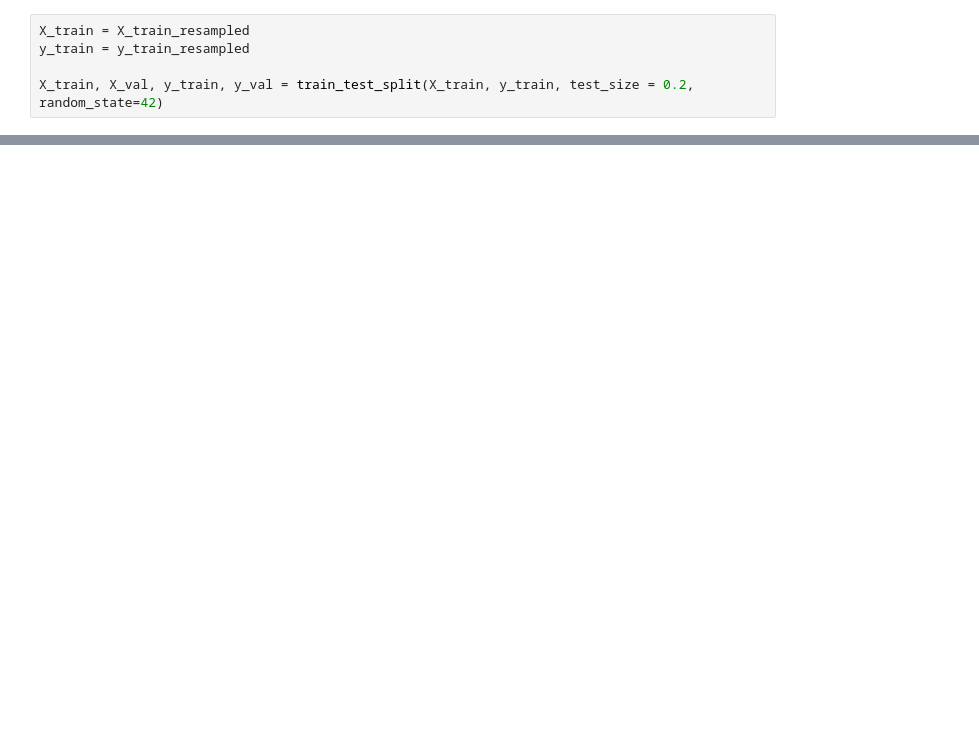
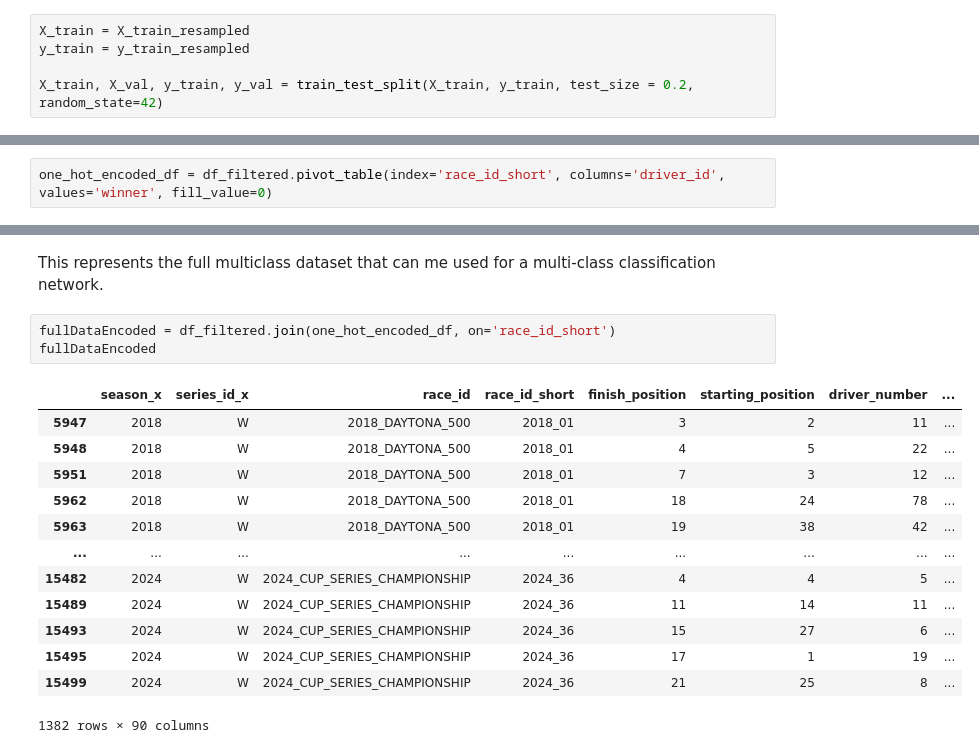
Before and after one commit to ermunroe/DS480Project, a Jupyter notebook: networkNotebook.ipynb, the cells around one changed output, grey strips where cells are left out. Cells and saved outputs as stored; diff of their text form; blank space fills up the shorter version.

```diff
--- a/networkNotebook.ipynb
+++ b/networkNotebook.ipynb
@@ -219,0 +226,2 @@ Name: winner, dtype: int64
+# %%
+one_hot_encoded_df = df_filtered.pivot_table(index='race_id_short', columns='driver_id', values='winner', fill_value=0)
@@ -219,0 +261,19 @@ Name: winner, dtype: int64
+# %% [markdown]
+This represents the full multiclass dataset that can me used for a multi-class classification network.
+# %%
+fullDataEncoded = df_filtered.join(one_hot_encoded_df, on='race_id_short')
+fullDataEncoded
+# %% [output]
+|  | season_x | series_id_x | race_id | race_id_short | finish_position | starting_position | driver_number | ... |
+| 5947 | 2018 | W | 2018_DAYTONA_500 | 2018_01 | 3 | 2 | 11 | ... |
+| 5948 | 2018 | W | 2018_DAYTONA_500 | 2018_01 | 4 | 5 | 22 | ... |
+| 5951 | 2018 | W | 2018_DAYTONA_500 | 2018_01 | 7 | 3 | 12 | ... |
+| 5962 | 2018 | W | 2018_DAYTONA_500 | 2018_01 | 18 | 24 | 78 | ... |
+| 5963 | 2018 | W | 2018_DAYTONA_500 | 2018_01 | 19 | 38 | 42 | ... |
+| ... | ... | ... | ... | ... | ... | ... | ... | ... |
+| 15482 | 2024 | W | 2024_CUP_SERIES_CHAMPIONSHIP | 2024_36 | 4 | 4 | 5 | ... |
+| 15489 | 2024 | W | 2024_CUP_SERIES_CHAMPIONSHIP | 2024_36 | 11 | 14 | 11 | ... |
+| 15493 | 2024 | W | 2024_CUP_SERIES_CHAMPIONSHIP | 2024_36 | 15 | 27 | 6 | ... |
+| 15495 | 2024 | W | 2024_CUP_SERIES_CHAMPIONSHIP | 2024_36 | 17 | 1 | 19 | ... |
+| 15499 | 2024 | W | 2024_CUP_SERIES_CHAMPIONSHIP | 2024_36 | 21 | 25 | 8 | ... |
+1382 rows × 90 columns
```
Also changed, not shown: parts of 20 cells of this notebook, 2 other files.
